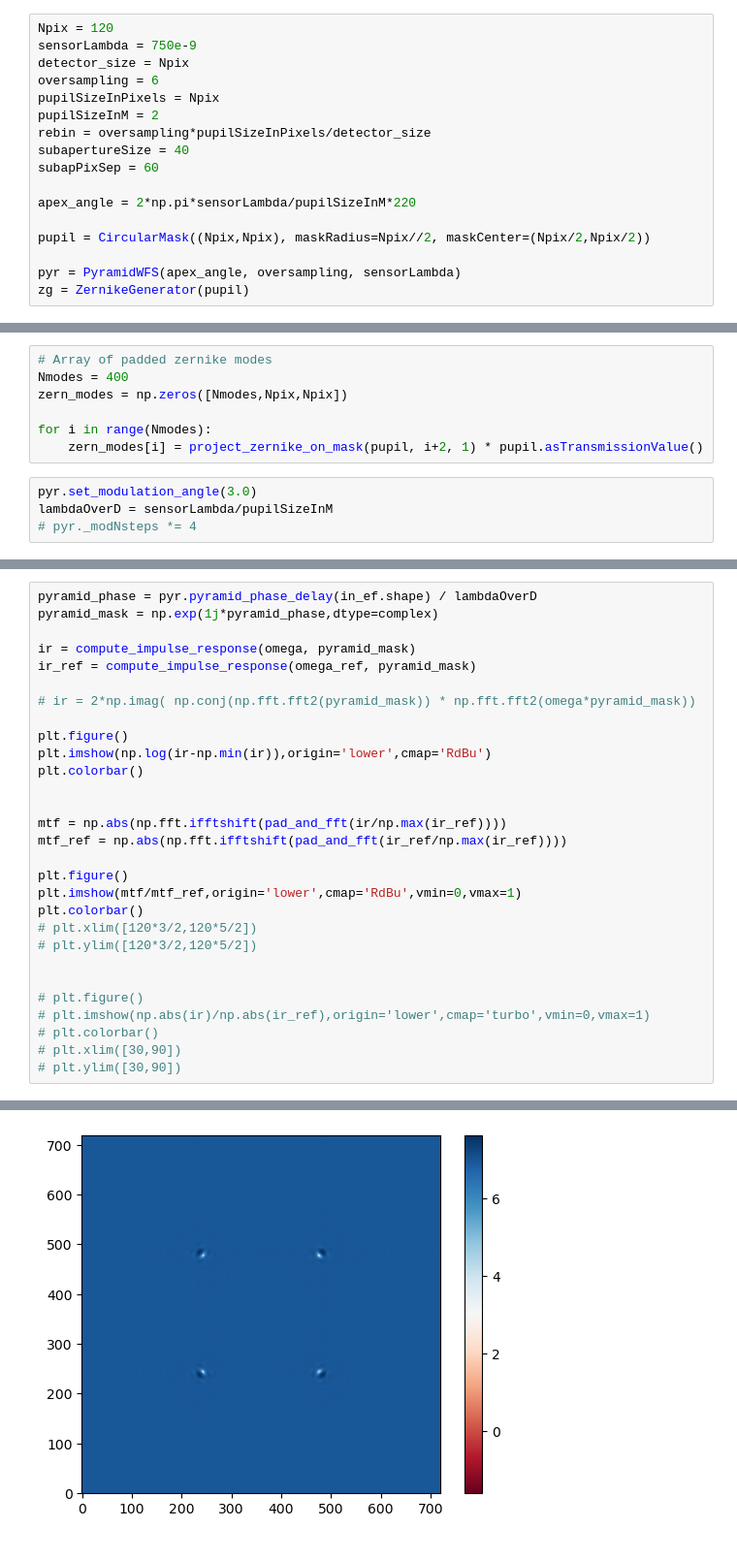
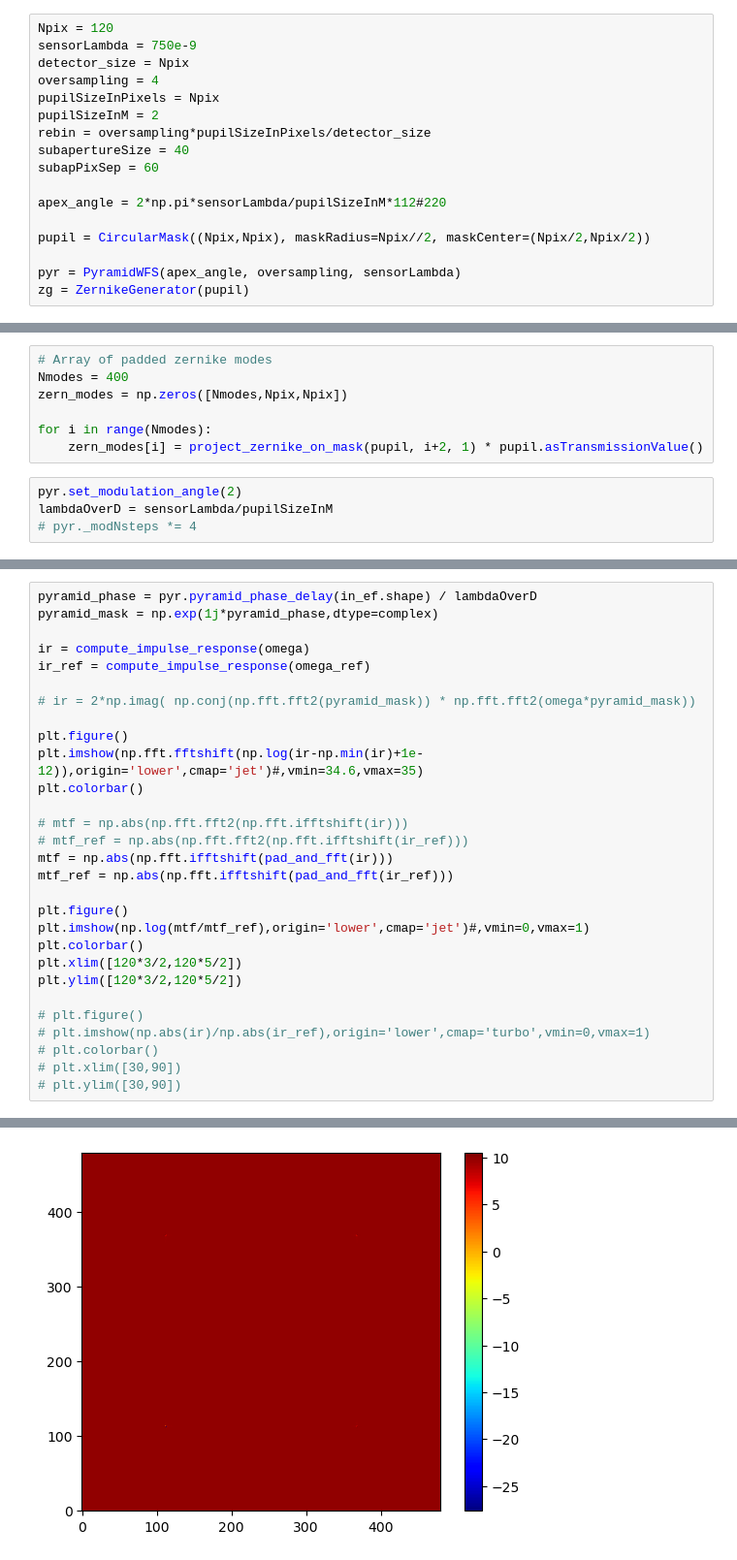
Before and after one commit to ArcetriAdaptiveOptics/ekarus, a Jupyter notebook: ekarus/notebooks/scratchFauvarque.ipynb, the cells around one changed output, grey strips where cells are left out. Shown at 97% size. Drawn from its saved outputs; the diff is of its cells as text.

```diff
--- a/ekarus/notebooks/scratchFauvarque.ipynb
+++ b/ekarus/notebooks/scratchFauvarque.ipynb
@@ -23,14 +23,14 @@ from arte.types.mask import CircularMask
 Npix = 120
 sensorLambda = 750e-9
 detector_size = Npix
-oversampling = 6
+oversampling = 4
 pupilSizeInPixels = Npix
 pupilSizeInM = 2
 rebin = oversampling*pupilSizeInPixels/detector_size
 subapertureSize = 40
 subapPixSep = 60
 
-apex_angle = 2*np.pi*sensorLambda/pupilSizeInM*220
+apex_angle = 2*np.pi*sensorLambda/pupilSizeInM*112#220
 
 pupil = CircularMask((Npix,Npix), maskRadius=Npix//2, maskCenter=(Npix/2,Npix/2))
 
@@ -99,7 +101,7 @@ zern_modes = np.zeros([Nmodes,Npix,Npix])
 for i in range(Nmodes):
     zern_modes[i] = project_zernike_on_mask(pupil, i+2, 1) * pupil.asTransmissionValue()
 # %%
-pyr.set_modulation_angle(3.0)
+pyr.set_modulation_angle(2)
 lambdaOverD = sensorLambda/pupilSizeInM
 # pyr._modNsteps *= 4
 # %% [output]
@@ -211,25 +217,25 @@ plt.colorbar()
 pyramid_phase = pyr.pyramid_phase_delay(in_ef.shape) / lambdaOverD
 pyramid_mask = np.exp(1j*pyramid_phase,dtype=complex)
 
-ir = compute_impulse_response(omega, pyramid_mask)
-ir_ref = compute_impulse_response(omega_ref, pyramid_mask)
+ir = compute_impulse_response(omega)
+ir_ref = compute_impulse_response(omega_ref)
 
 # ir = 2*np.imag( np.conj(np.fft.fft2(pyramid_mask)) * np.fft.fft2(omega*pyramid_mask))
 
 plt.figure()
-plt.imshow(np.log(ir-np.min(ir)),origin='lower',cmap='RdBu')
+plt.imshow(np.fft.fftshift(np.log(ir-np.min(ir)+1e-12)),origin='lower',cmap='jet')#,vmin=34.6,vmax=35)
 plt.colorbar()
 
-
-mtf = np.abs(np.fft.ifftshift(pad_and_fft(ir/np.max(ir_ref))))
-mtf_ref = np.abs(np.fft.ifftshift(pad_and_fft(ir_ref/np.max(ir_ref))))
+# mtf = np.abs(np.fft.fft2(np.fft.ifftshift(ir)))
+# mtf_ref = np.abs(np.fft.fft2(np.fft.ifftshift(ir_ref)))
+mtf = np.abs(np.fft.ifftshift(pad_and_fft(ir)))
+mtf_ref = np.abs(np.fft.ifftshift(pad_and_fft(ir_ref)))
 
 plt.figure()
-plt.imshow(mtf/mtf_ref,origin='lower',cmap='RdBu',vmin=0,vmax=1)
+plt.imshow(np.log(mtf/mtf_ref),origin='lower',cmap='jet')#,vmin=0,vmax=1)
 plt.colorbar()
-# plt.xlim([120*3/2,120*5/2])
-# plt.ylim([120*3/2,120*5/2])
-
+plt.xlim([120*3/2,120*5/2])
+plt.ylim([120*3/2,120*5/2])
 
 # plt.figure()
 # plt.imshow(np.abs(ir)/np.abs(ir_ref),origin='lower',cmap='turbo',vmin=0,vmax=1)
@@ -241 +247 @@ plt.colorbar()
-[figure, old version]
+[figure, new version]
```
Also changed, not shown: parts of 14 cells of this notebook.
